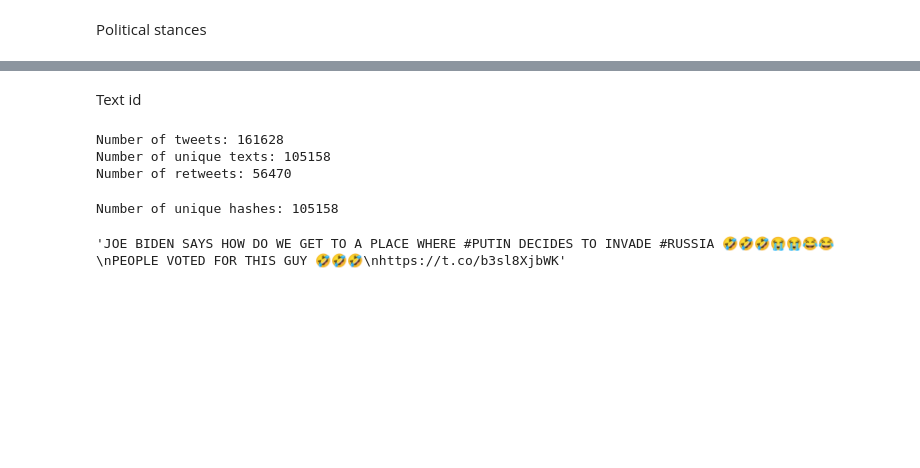
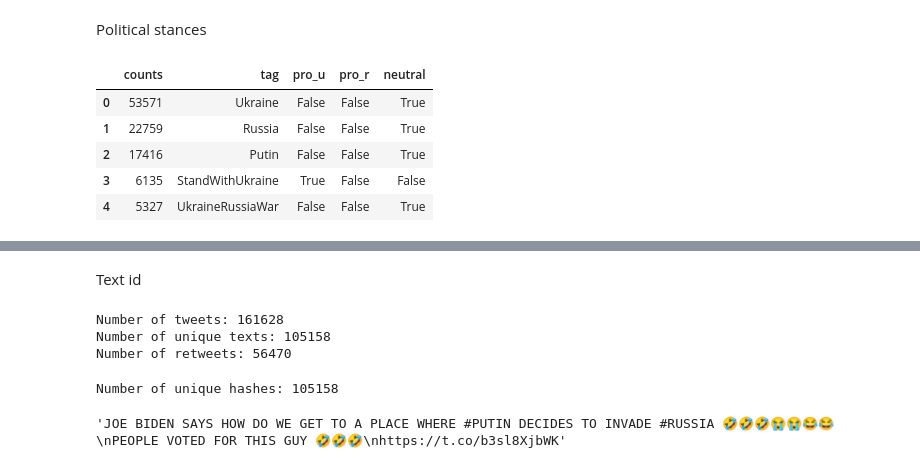
Before and after one commit to Yvonne27Jin/BSDS3002GP_Computational_propaganda_Ukraine, a Jupyter notebook: code/1_DPP.ipynb, the cells around one changed output, grey strips where cells are left out. Saved outputs shown, nothing was run; the diff lists cells and outputs as text; code cells hidden in the pictures; blank space fills up the shorter version.

Commit message:
Read labelled tags file, created df for it

```diff
--- a/code/1_DPP.ipynb
+++ b/code/1_DPP.ipynb
@@ -167,3 +167,24 @@ data.head(2)
 | 1 | 4832941924 | Mari_Berbec | Berlin, Germany | en | 1497476520742309891 | 2022-02-26 07:39:58 | 0 | [{'text': 'putin', 'indices': [53... | @charlieweissr Socialism has noth... | ... |
 # %% [markdown]
 Political stances
+# %%
+with open("labelled.txt", 'r', encoding='UTF-8') as infile:
+    lines = infile.readlines()
+
+    labelled_tags = pd.DataFrame(columns=lines[0].split())
+
+    for line in lines[1:]:
+        df_length = len(labelled_tags)
+        labelled_tags.loc[df_length] = line.split()[1:]
+# %%
+labelled_tags["pro_u"] = labelled_tags["pro_u"].apply(lambda x: eval(x))
+labelled_tags["pro_r"] = labelled_tags["pro_r"].apply(lambda x: eval(x))
+labelled_tags["neutral"] = labelled_tags["neutral"].apply(lambda x: eval(x))
+labelled_tags.head()
+# %% [output]
+|  | counts | tag | pro_u | pro_r | neutral |
+| 0 | 53571 | Ukraine | False | False | True |
+| 1 | 22759 | Russia | False | False | True |
+| 2 | 17416 | Putin | False | False | True |
+| 3 | 6135 | StandWithUkraine | True | False | False |
+| 4 | 5327 | UkraineRussiaWar | False | False | True |
```
Also changed, not shown: parts of 1 cell of this notebook, 1 other file.
